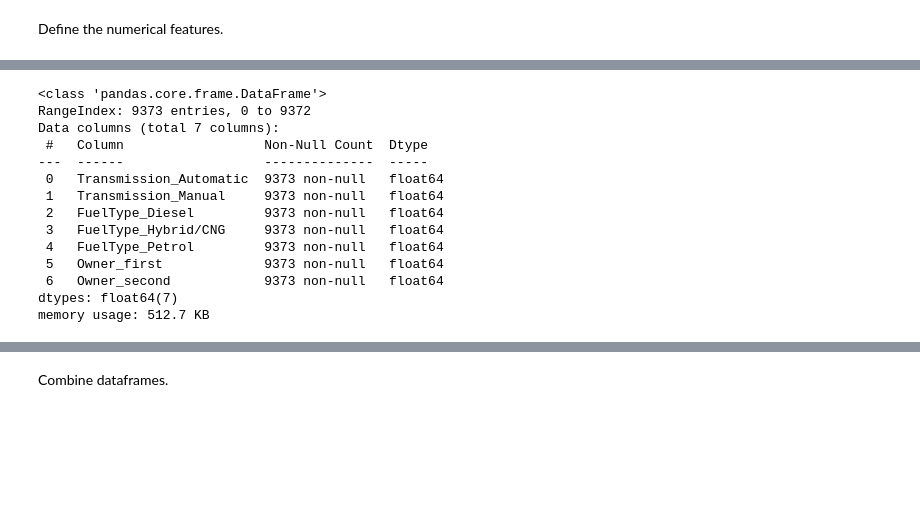
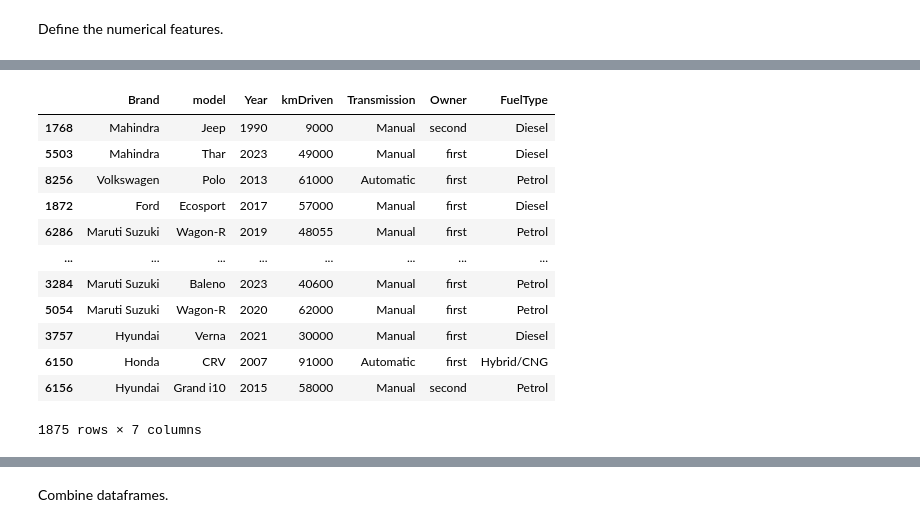
Before and after one commit to johnpospisil/used-car-values-in-india, a Jupyter notebook: used-car-values-in-india.ipynb, the cells around one changed output, grey strips where cells are left out. Saved outputs shown, nothing was run; the diff lists cells and outputs as text; code cells hidden in the pictures; blank space fills up the shorter version.

Commit message:
Debug Target Encoding.

```diff
--- a/used-car-values-in-india.ipynb
+++ b/used-car-values-in-india.ipynb
@@ -632,2 +563,0 @@ Remove the 'model' and 'Brand' columns.
-# %%
-df = df.drop(columns=['model', 'Brand'])
@@ -665,6 +564,3 @@ memory usage: 659.0+ KB
-# %%
-# Reset index to sequential integers
-df.reset_index(drop=True, inplace=True)
 # %%
 df.info()
 # %% [output]
@@ -705,8 +592,0 @@ kmDriven / Year
-# %%
-# Create interaction features
-df['km_per_year'] = df['kmDriven'] / (2025 - df['Year'])
-df['brand_model_interaction'] = df['Brand_encoded'] * df['model_encoded']
-
-# Check correlation with the target
-correlation = df[['km_per_year', 'brand_model_interaction', 'AskPrice']].corr()
-print(correlation)
@@ -723,0 +616,3 @@ categorical_features = ['Transmission', 'FuelType', 'Owner']
+# %%
+X = df.drop(columns=['AskPrice'])  # Replace 'AskPrice' with your target column
+y = df['AskPrice']  # Replace 'AskPrice' with your target column
@@ -739,17 +643,0 @@ df_encoded = pd.DataFrame(df_encoded, columns=encoded_feature_names)
-# %%
-df_encoded.info()
-# %% [output]
-<class 'pandas.core.frame.DataFrame'>
-RangeIndex: 9373 entries, 0 to 9372
-Data columns (total 7 columns):
- #   Column                  Non-Null Count  Dtype
----  ------                  --------------  -----
- 0   Transmission_Automatic  9373 non-null   float64
- 1   Transmission_Manual     9373 non-null   float64
- 2   FuelType_Diesel         9373 non-null   float64
- 3   FuelType_Hybrid/CNG     9373 non-null   float64
- 4   FuelType_Petrol         9373 non-null   float64
- 5   Owner_first             9373 non-null   float64
- 6   Owner_second            9373 non-null   float64
-dtypes: float64(7)
-memory usage: 512.7 KB
@@ -757,0 +664,16 @@ df_encoded = df_encoded.reindex(df.index)
+# %%
+X_test
+# %% [output]
+|  | Brand | model | Year | kmDriven | Transmission | Owner | FuelType |
+| 1768 | Mahindra | Jeep | 1990 | 9000 | Manual | second | Diesel |
+| 5503 | Mahindra | Thar | 2023 | 49000 | Manual | first | Diesel |
+| 8256 | Volkswagen | Polo | 2013 | 61000 | Automatic | first | Petrol |
+| 1872 | Ford | Ecosport | 2017 | 57000 | Manual | first | Diesel |
+| 6286 | Maruti Suzuki | Wagon-R | 2019 | 48055 | Manual | first | Petrol |
+| ... | ... | ... | ... | ... | ... | ... | ... |
+| 3284 | Maruti Suzuki | Baleno | 2023 | 40600 | Manual | first | Petrol |
+| 5054 | Maruti Suzuki | Wagon-R | 2020 | 62000 | Manual | first | Petrol |
+| 3757 | Hyundai | Verna | 2021 | 30000 | Manual | first | Diesel |
+| 6150 | Honda | CRV | 2007 | 91000 | Automatic | first | Hybrid/CNG |
+| 6156 | Hyundai | Grand i10 | 2015 | 58000 | Manual | second | Petrol |
+1875 rows × 7 columns
```
Also changed, not shown: parts of 71 cells of this notebook.
